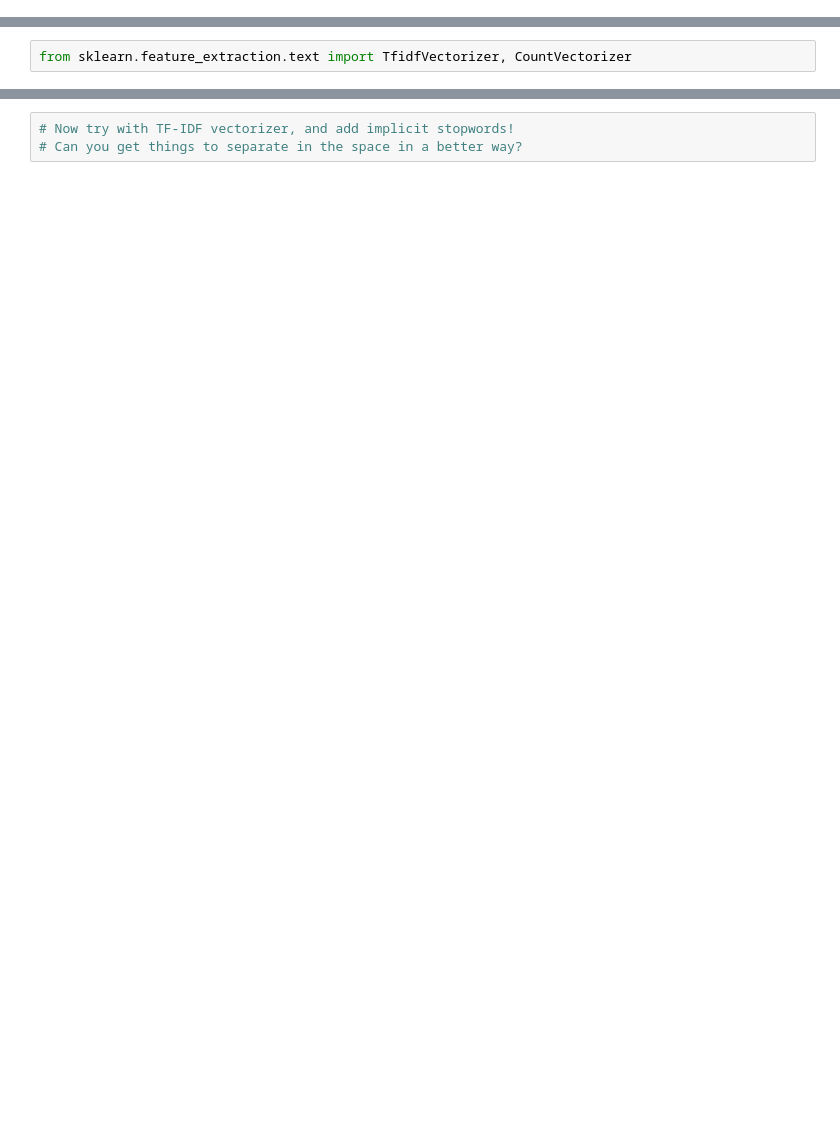
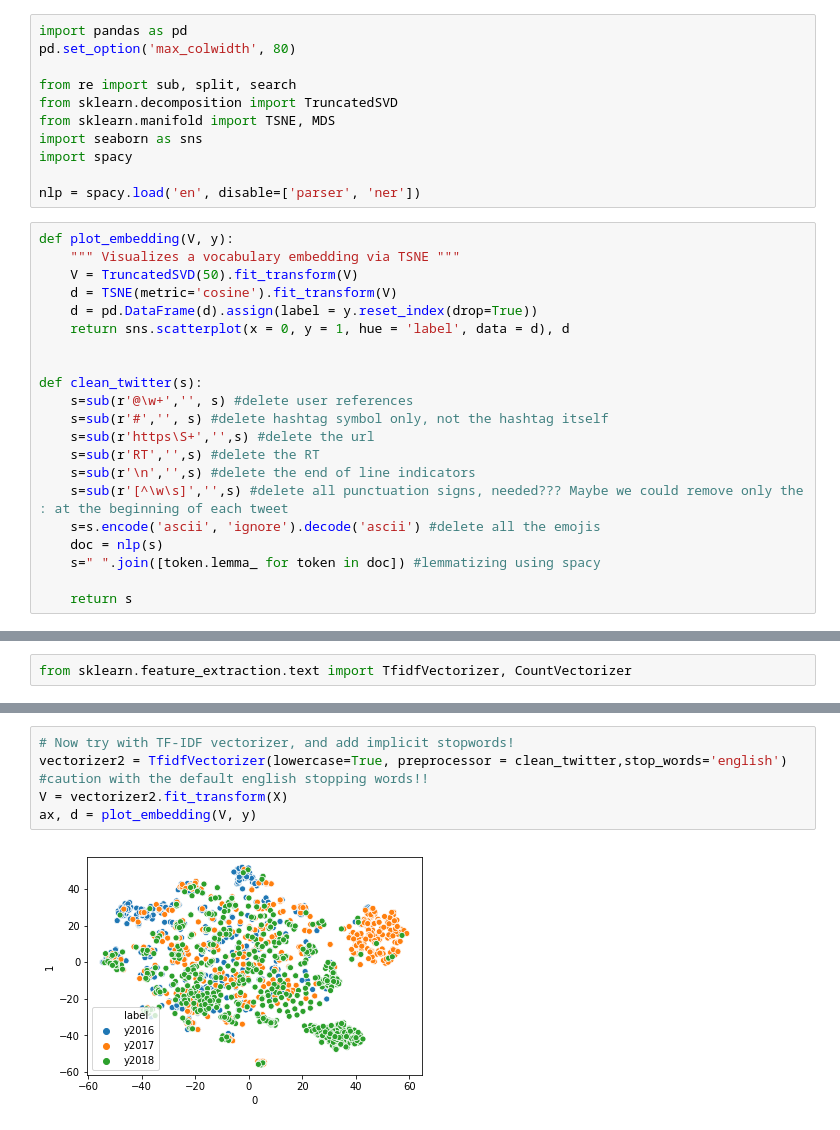
Before and after one commit to nandanrao/text-mining, a Jupyter notebook: exercise-1.ipynb, the cells around one changed output, grey strips where cells are left out. Saved outputs shown, nothing was run; the diff lists cells and outputs as text; blank space fills up the shorter version.

```diff
--- a/exercise-1.ipynb
+++ b/exercise-1.ipynb
@@ -33,3 +1,35 @@ def clean_twitter(s):
+# %%
+import pandas as pd
+pd.set_option('max_colwidth', 80)
+
+from re import sub, split, search
+from sklearn.decomposition import TruncatedSVD
+from sklearn.manifold import TSNE, MDS
+import seaborn as sns
+import spacy
+
+nlp = spacy.load('en', disable=['parser', 'ner'])
+# %%
+def plot_embedding(V, y):
+    """ Visualizes a vocabulary embedding via TSNE """
+    V = TruncatedSVD(50).fit_transform(V)
+    d = TSNE(metric='cosine').fit_transform(V)
+    d = pd.DataFrame(d).assign(label = y.reset_index(drop=True))
+    return sns.scatterplot(x = 0, y = 1, hue = 'label', data = d), d
+
+
+def clean_twitter(s):
+    s=sub(r'@\w+','', s) #delete user references
+    s=sub(r'#','', s) #delete hashtag symbol only, not the hashtag itself
+    s=sub(r'https\S+','',s) #delete the url
+    s=sub(r'RT','',s) #delete the RT
+    s=sub(r'\n','',s) #delete the end of line indicators
+    s=sub(r'[^\w\s]','',s) #delete all punctuation signs, needed??? Maybe we could remove only the : at the beginning of each tweet
+    s=s.encode('ascii', 'ignore').decode('ascii') #delete all the emojis
+    doc = nlp(s)
+    s=" ".join([token.lemma_ for token in doc]) #lemmatizing using spacy
+
+    return s
 # %%
 X = pd.read_csv('data/tweets.csv').tweet
 y = pd.read_csv('data/tweets.csv').label
@@ -53,3 +75,7 @@ ax, d = plot_embedding(V, y)
-# %%
-# Now try with TF-IDF vectorizer, and add implicit stopwords!
-# Can you get things to separate in the space in a better way?
+# %%
+# Now try with TF-IDF vectorizer, and add implicit stopwords!
+vectorizer2 = TfidfVectorizer(lowercase=True, preprocessor = clean_twitter,stop_words='english') #caution with the default english stopping words!!
+V = vectorizer2.fit_transform(X)
+ax, d = plot_embedding(V, y)
+# %% [output]
+[figure, added]
```
Also changed, not shown: parts of 4 cells of this notebook.
